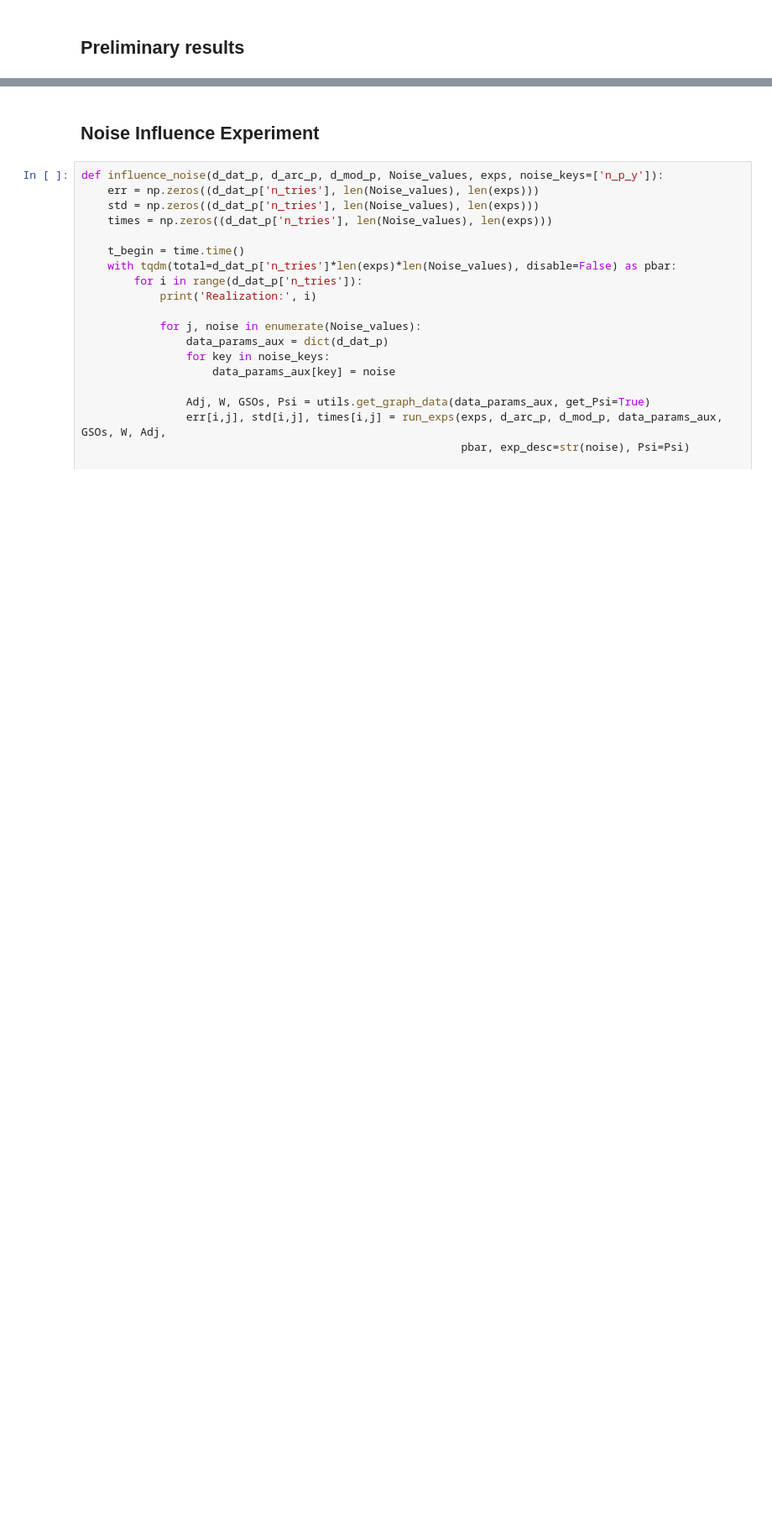
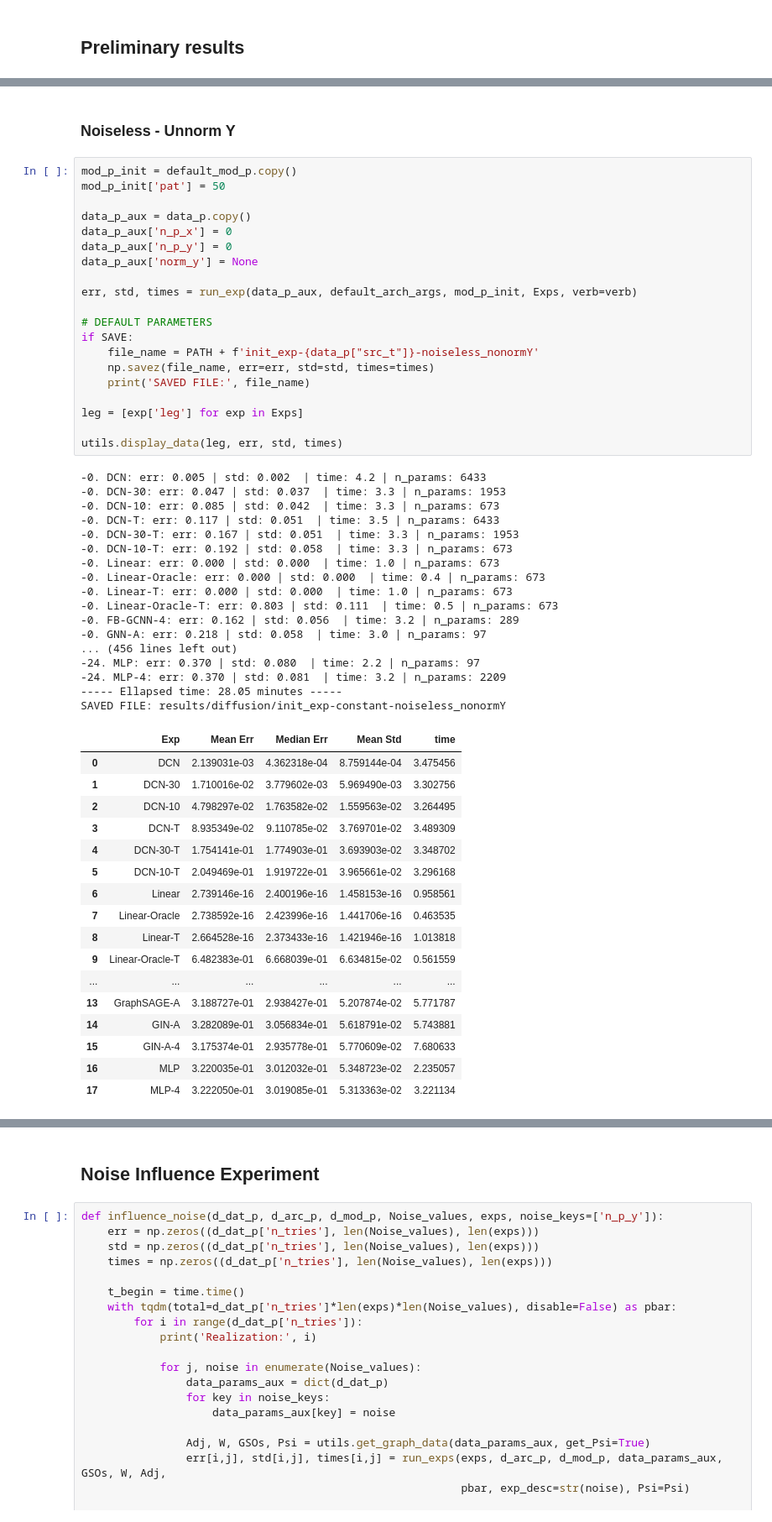
Before and after one commit to reysam93/dag_conv_nn, a Jupyter notebook: diffusion_learning.ipynb, the cells around one changed output, grey strips where cells are left out. Shown at 84% size. Cells and saved outputs as stored; diff of their text form; blank space fills up the shorter version.

```diff
--- a/diffusion_learning.ipynb
+++ b/diffusion_learning.ipynb
@@ -275,0 +251,57 @@ err, std, times = run_exp(data_p, default_arch_args, mod_p_init, Exps, verb=verb
+# %% [markdown]
+### Noiseless - Unnorm Y
+# %%
+mod_p_init = default_mod_p.copy()
+mod_p_init['pat'] = 50
+
+data_p_aux = data_p.copy()
+data_p_aux['n_p_x'] = 0
+data_p_aux['n_p_y'] = 0
+data_p_aux['norm_y'] = None
+
+err, std, times = run_exp(data_p_aux, default_arch_args, mod_p_init, Exps, verb=verb)
+
+# DEFAULT PARAMETERS
+if SAVE:
+    file_name = PATH + f'init_exp-{data_p["src_t"]}-noiseless_nonormY'
+    np.savez(file_name, err=err, std=std, times=times)
+    print('SAVED FILE:', file_name)
+
+leg = [exp['leg'] for exp in Exps]
+
+utils.display_data(leg, err, std, times)
+# %% [output]
+-0. DCN: err: 0.005 | std: 0.002  | time: 4.2 | n_params: 6433
+-0. DCN-30: err: 0.047 | std: 0.037  | time: 3.3 | n_params: 1953
+-0. DCN-10: err: 0.085 | std: 0.042  | time: 3.3 | n_params: 673
+-0. DCN-T: err: 0.117 | std: 0.051  | time: 3.5 | n_params: 6433
+-0. DCN-30-T: err: 0.167 | std: 0.051  | time: 3.3 | n_params: 1953
+-0. DCN-10-T: err: 0.192 | std: 0.058  | time: 3.3 | n_params: 673
+-0. Linear: err: 0.000 | std: 0.000  | time: 1.0 | n_params: 673
+-0. Linear-Oracle: err: 0.000 | std: 0.000  | time: 0.4 | n_params: 673
+-0. Linear-T: err: 0.000 | std: 0.000  | time: 1.0 | n_params: 673
+-0. Linear-Oracle-T: err: 0.803 | std: 0.111  | time: 0.5 | n_params: 673
+-0. FB-GCNN-4: err: 0.162 | std: 0.056  | time: 3.2 | n_params: 289
+-0. GNN-A: err: 0.218 | std: 0.058  | time: 3.0 | n_params: 97
+... (456 lines left out)
+-24. MLP: err: 0.370 | std: 0.080  | time: 2.2 | n_params: 97
+-24. MLP-4: err: 0.370 | std: 0.081  | time: 3.2 | n_params: 2209
+----- Ellapsed time: 28.05 minutes -----
+SAVED FILE: results/diffusion/init_exp-constant-noiseless_nonormY
+|  | Exp | Mean Err | Median Err | Mean Std | time |
+| 0 | DCN | 2.139031e-03 | 4.362318e-04 | 8.759144e-04 | 3.475456 |
+| 1 | DCN-30 | 1.710016e-02 | 3.779602e-03 | 5.969490e-03 | 3.302756 |
+| 2 | DCN-10 | 4.798297e-02 | 1.763582e-02 | 1.559563e-02 | 3.264495 |
+| 3 | DCN-T | 8.935349e-02 | 9.110785e-02 | 3.769701e-02 | 3.489309 |
+| 4 | DCN-30-T | 1.754141e-01 | 1.774903e-01 | 3.693903e-02 | 3.348702 |
+| 5 | DCN-10-T | 2.049469e-01 | 1.919722e-01 | 3.965661e-02 | 3.296168 |
+| 6 | Linear | 2.739146e-16 | 2.400196e-16 | 1.458153e-16 | 0.958561 |
+| 7 | Linear-Oracle | 2.738592e-16 | 2.423996e-16 | 1.441706e-16 | 0.463535 |
+| 8 | Linear-T | 2.664528e-16 | 2.373433e-16 | 1.421946e-16 | 1.013818 |
+| 9 | Linear-Oracle-T | 6.482383e-01 | 6.668039e-01 | 6.634815e-02 | 0.561559 |
+| ... | ... | ... | ... | ... | ... |
+| 13 | GraphSAGE-A | 3.188727e-01 | 2.938427e-01 | 5.207874e-02 | 5.771787 |
+| 14 | GIN-A | 3.282089e-01 | 3.056834e-01 | 5.618791e-02 | 5.743881 |
+| 15 | GIN-A-4 | 3.175374e-01 | 2.935778e-01 | 5.770609e-02 | 7.680633 |
+| 16 | MLP | 3.220035e-01 | 3.012032e-01 | 5.348723e-02 | 2.235057 |
+| 17 | MLP-4 | 3.222050e-01 | 3.019085e-01 | 5.313363e-02 | 3.221134 |
```
Also changed, not shown: parts of 11 cells of this notebook, 11 other files.
